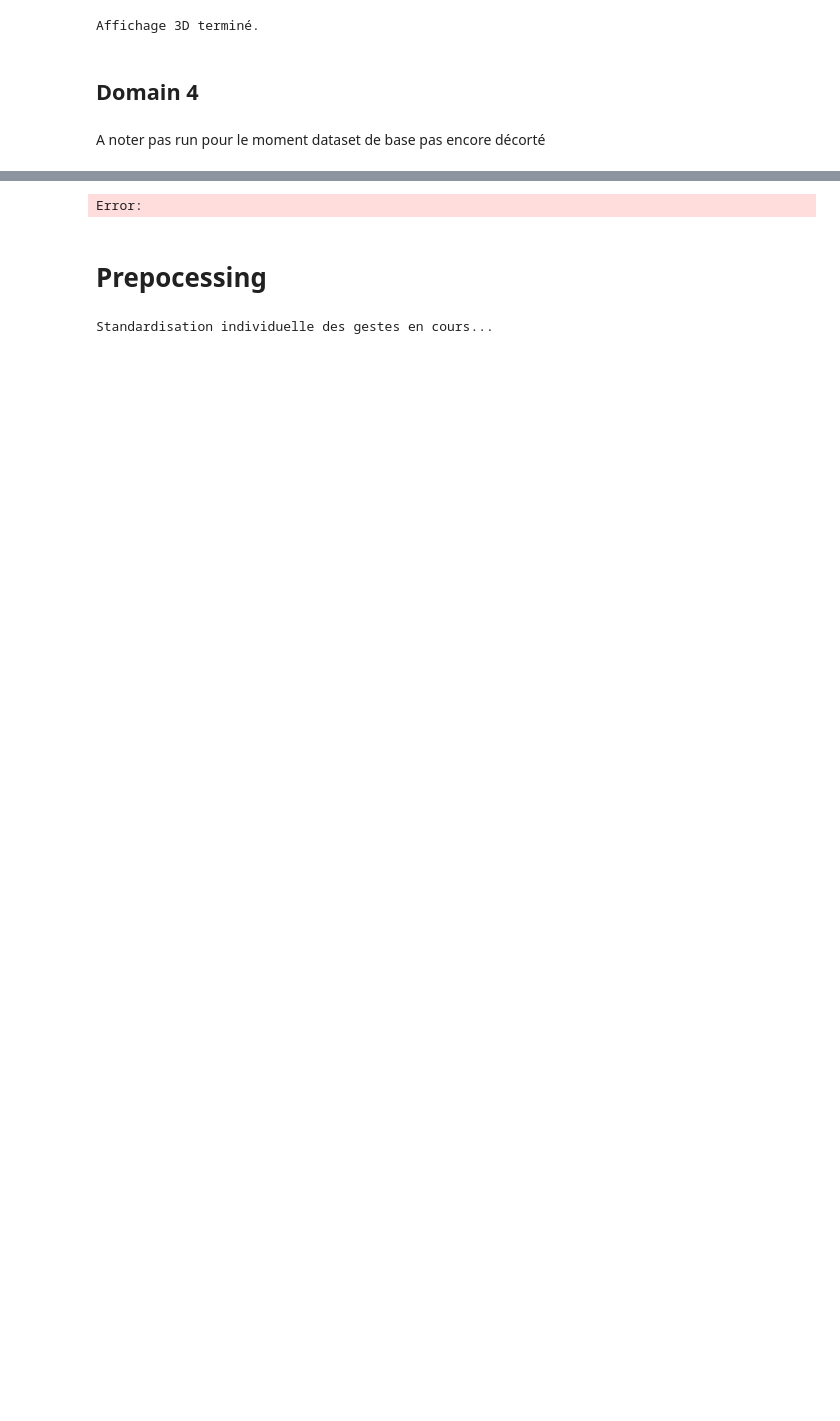
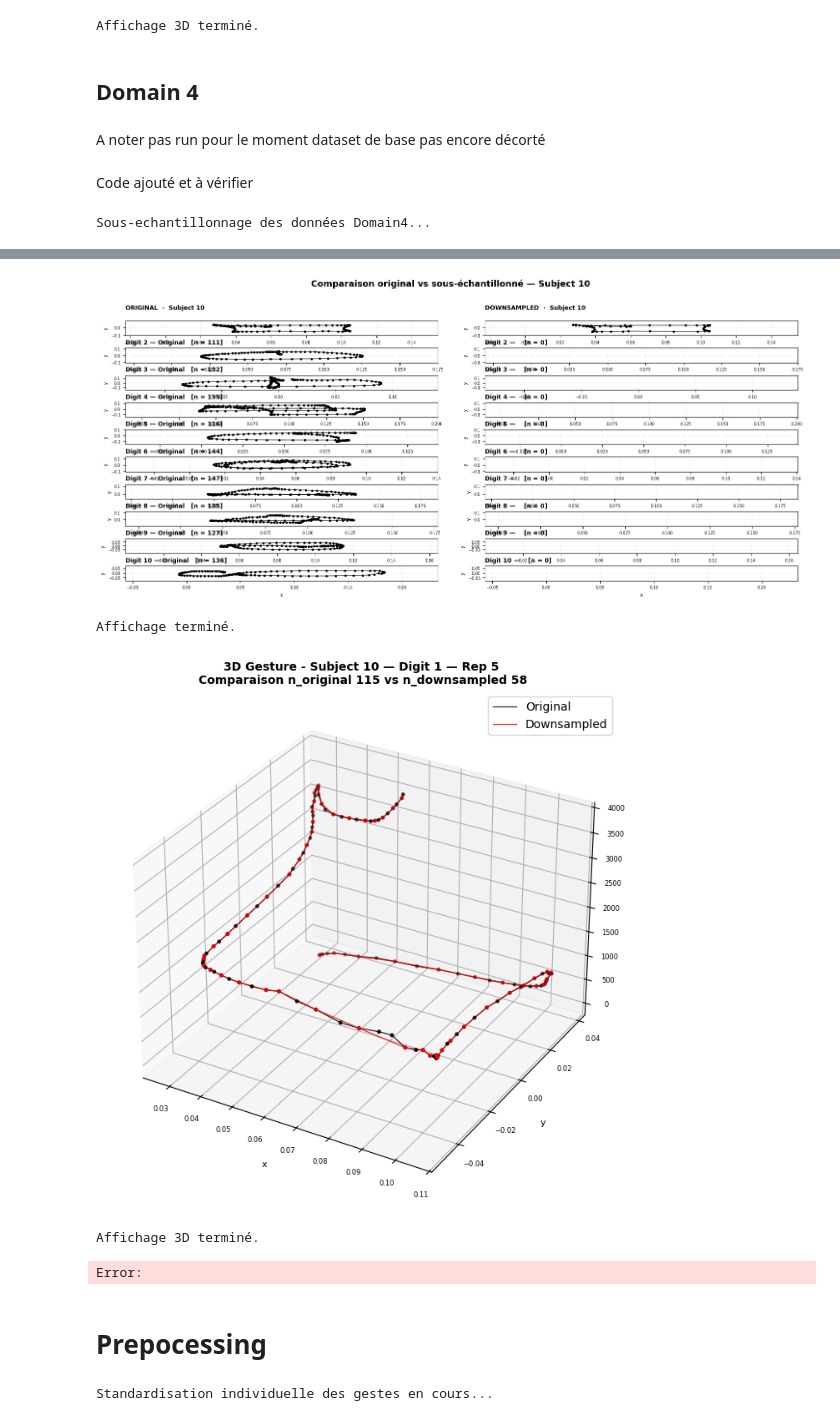
Before and after one commit to nmohymont/Gesture-Recognition-Project, a Jupyter notebook: Jpynb_Gesture_Recognition_project.ipynb, the cells around one changed output, grey strips where cells are left out. Cells and saved outputs as stored; diff of their text form; code cells hidden in the pictures; blank space fills up the shorter version.

```diff
--- a/Jpynb_Gesture_Recognition_project.ipynb
+++ b/Jpynb_Gesture_Recognition_project.ipynb
@@ -28,18 +151,29 @@ from Edit_distance import edit_distance
 # %%
 #BASE_DIR = os.path.dirname(os.path.abspath(__file__)) le __file__ fait planter le code dans un script python, mais dans un notebook il n'est pas défini, du coup on utilise os.getcwd() pour prendre le répertoire courant du notebook
 BASE_DIR = os.getcwd()
+
 DATA_DIR_DOMAIN1 = os.path.join(BASE_DIR, "Dataset", "Domain1_csv")
 DATA_DIR_DOMAIN4 = os.path.join(BASE_DIR,"Dataset", "Domain4_csv")
 
 #print(len(os.listdir(DATA_DIR))) validation que tous les chiffiers ont été chargés
 
+
+
+print("Chargement du dataset de Domain1...")
 dataset_domain1 = pd.concat(load_dataset(DATA_DIR_DOMAIN1), ignore_index=True)
 
 print(f"{len(dataset_domain1)} fichiers chargés .")
 print(f"Dimension du dataset : {dataset_domain1.shape}")
+print(dataset_domain1.head())
 
-print(dataset_domain1.head())
+print("\nChargement du dataset de Domain4...")
+dataset_domain4 = pd.concat(load_dataset(DATA_DIR_DOMAIN4), ignore_index=True)
+
+print(f"{len(dataset_domain4)} fichiers chargés .")
+print(f"Dimension du dataset : {dataset_domain4.shape}")
+print(dataset_domain4.head())
 
 # ligne a décommenter pour sauvegarder le dataset traité dans un fichier csv
 #dataset_domain1.to_csv(os.path.join(BASE_DIR, "Dataset", "Aggregated_csv", "Domain1_processed_dataset.csv"), index=False)
+#dataset_domain4.to_csv(os.path.join(BASE_DIR, "Dataset", "Aggregated_csv", "Domain4_processed_dataset.csv"), index=False)
 # %% [output]
@@ -134,3 +279,61 @@ Affichage 3D terminé.
 ## Domain 4
 # %% [markdown]
 A noter pas run pour le moment dataset de base pas encore décorté
+# %% [markdown]
+Code ajouté et à vérifier
+# %%
+df_domain4 = dataset_domain4.copy() # pour éviter de modifier le dataset original
+
+def count_gestures(df):
+    """
+    Compte le nombre de gestes uniques.
+    Un geste = une combinaison subject_id + digit + repetition.
+    """
+    return df.groupby(['subject_id', 'digit', 'repetition']).ngroups
+
+print("Sous-echantillonnage des données Domain4...")
+
+df_domain4_downsampled = (
+    df_domain4.groupby(['subject_id', 'digit', 'repetition'])
+    .apply(downsample_data)
+    .reset_index(drop=True)
+)
+
+original_count = len(df_domain4)
+downsampled_count = len(df_domain4_downsampled)
+reduction = (1 - downsampled_count / original_count) * 100
+
+print("Terminé !")
+print(f"Points originaux     : {original_count:,}")
+print(f"Points sous-échant.  : {downsampled_count:,}")
+print(f"Réduction effective  : {reduction:.1f}%")
+
+old_gestures = count_gestures(df_domain4)
+new_gestures = count_gestures(df_domain4_downsampled)
+
+print("=== BILAN DU PRÉ-TRAITEMENT DOMAIN 4 ===")
+print(f"Points (coordonnées) : {original_count:,} -> {downsampled_count:,} ({reduction:.1f}% de réduction)")
+print(f"Gestes (séquences)   : {old_gestures} -> {new_gestures} (Conservation: {(new_gestures / old_gestures) * 100:.1f}%)")
+
+if old_gestures == new_gestures:
+    print("Succès : Tous les gestes ont été conservés.")
+else:
+    print(f"Attention : {old_gestures - new_gestures} geste(s) perdu(s).")
+
+# Vérification sur un digit existant
+first_digit_domain4 = sorted(df_domain4['digit'].unique())[0]
+
+subset = df_domain4[
+    (df_domain4['subject_id'] == 1) &
+    (df_domain4['digit'] == first_digit_domain4)
+]
+
+for (subject_id, digit, rep), group in subset.groupby(['subject_id', 'digit', 'repetition']):
+   print(f"Subject ID: {subject_id}, Digit: {digit}, Repetition: {rep}, Number of rows: {len(group)}")
+
+# Visualisations
+plot_xy_grid(df=df_domain4, df_downsampled=df_domain4_downsampled, subject=10)
+
+plot_3d(df=df_domain4, df_downsampled=df_domain4_downsampled, subject=10, digit=first_digit_domain4)
+# %% [output]
+Sous-echantillonnage des données Domain4...
@@ -137,3 +358,7 @@ A noter pas run pour le moment dataset de base pas encore décorté
+[figure, added]
+Affichage terminé.
+[figure, added]
+Affichage 3D terminé.
 # %%
 df_domain4 = dataset_domain4.copy() # pour éviter de modifier le dataset original
 
```
Also changed, not shown: parts of 22 cells of this notebook.
